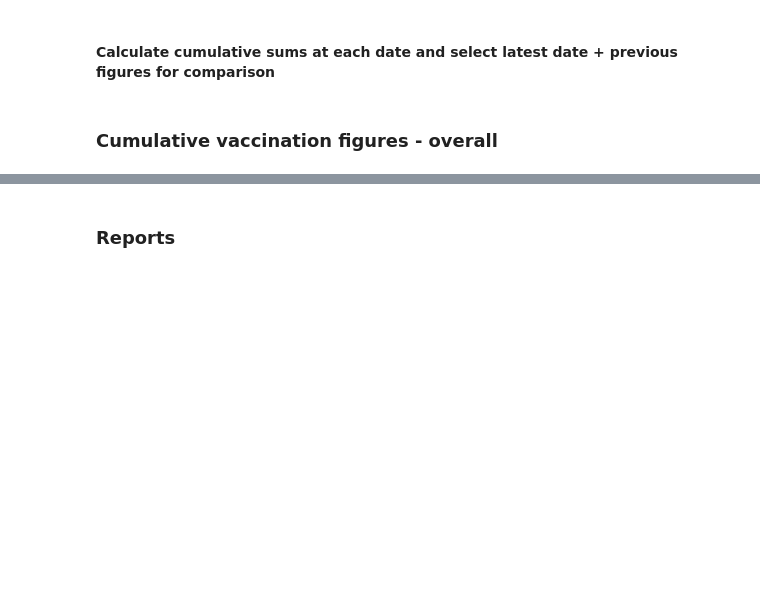
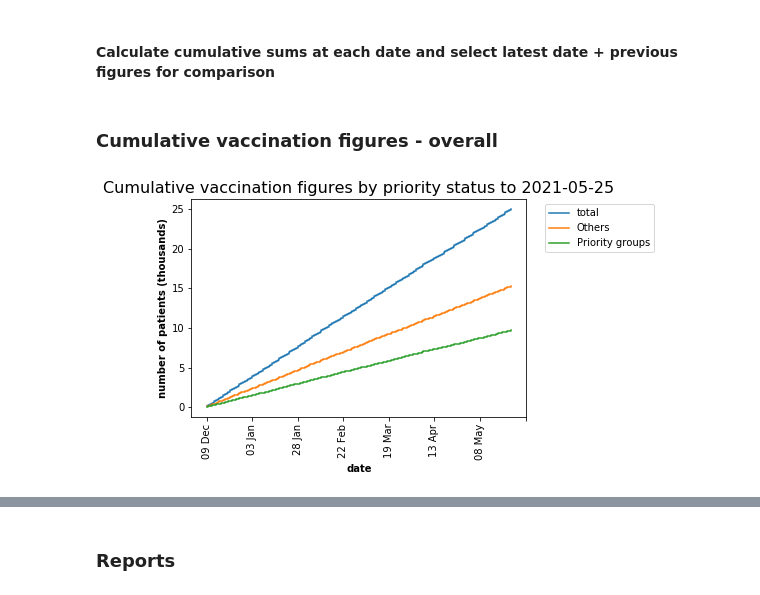
Before and after one commit to opensafely/nhs-covid-vaccination-coverage, a Jupyter notebook: notebooks/population_characteristics.ipynb, the cells around one changed output, grey strips where cells are left out. Drawn from its saved outputs; the diff is of its cells as text; code cells hidden in the pictures; blank space fills up the shorter version.

```diff
--- a/notebooks/population_characteristics.ipynb
+++ b/notebooks/population_characteristics.ipynb
@@ -113,4 +113,8 @@ df_dict_cum_second_dose = cumulative_sums(df, groups_of_interest=population_subg
 ### Cumulative vaccination figures - overall
 # %%
 from report_results import make_vaccine_graphs
+# %%
+make_vaccine_graphs(df, latest_date=latest_date, grouping="priority_status", savepath_figure_csvs=savepath_figure_csvs, savepath=savepath, suffix=suffix)
+# %% [output]
+[figure, added]
 # %%
```
Also changed, not shown: parts of 1 cell of this notebook, 3 other files.
